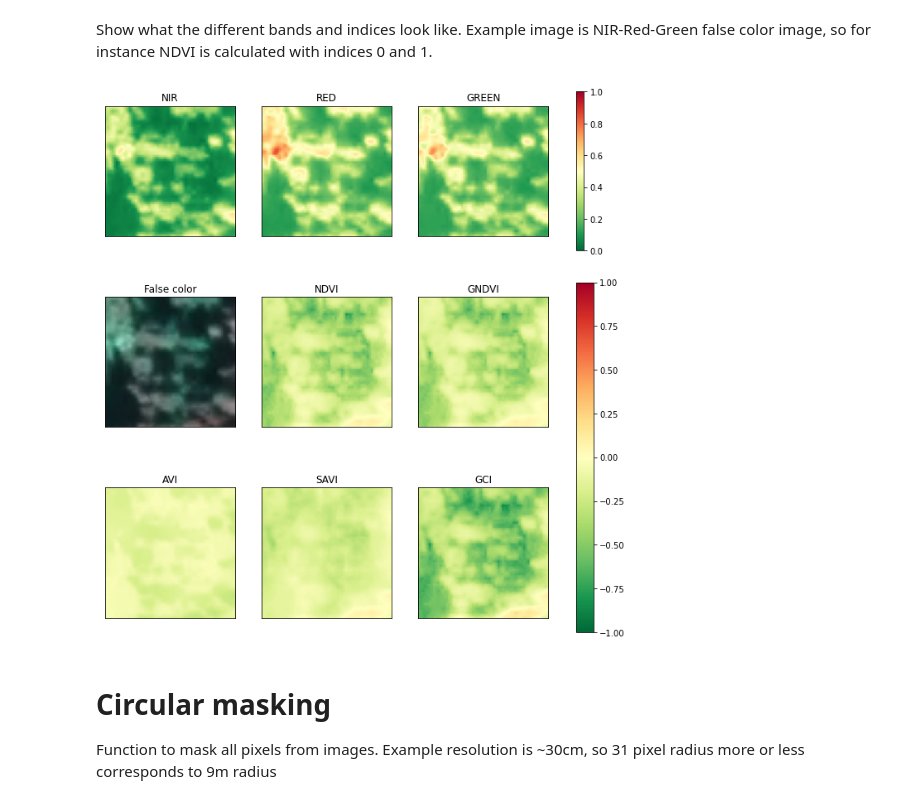
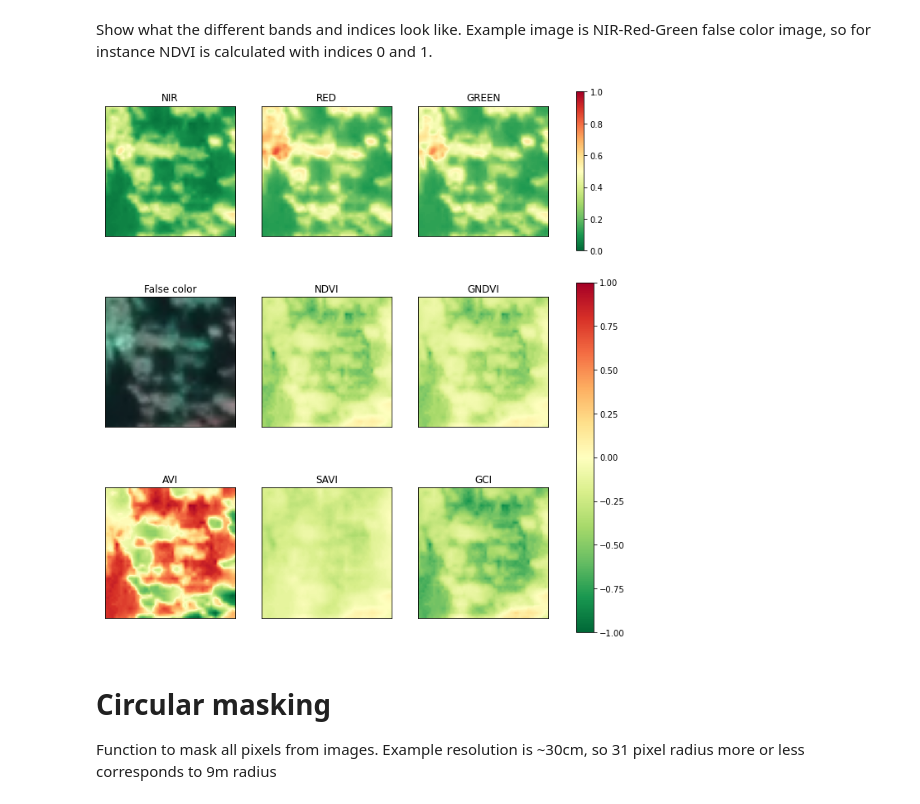
Before and after one commit to mayrajeo/enveco, a Jupyter notebook: nbs/00_data.image.ipynb, the cells around one changed output. Cells and saved outputs as stored; diff of their text form; code cells hidden in the pictures.

```diff
--- a/nbs/00_data.image.ipynb
+++ b/nbs/00_data.image.ipynb
@@ -110,35 +113,36 @@ axs[0,2].set_title('GREEN')
 
 #False color
 axs[1,0].imshow(tiffile.swapaxes(0,2).swapaxes(0,1))
 axs[1,0].set_title('False color')
 
 fig.colorbar(im, ax=axs[0,:].ravel().tolist())
 
 #NDVI
 idx = axs[1,1].imshow(calc_normalized_spectral_index(tiffile, 0, 1), vmin=-1, vmax=1, cmap='RdYlGn_r')
 axs[1,1].set_title('NDVI')
 
 #GNDVI
 axs[1,2].imshow(calc_normalized_spectral_index(tiffile, 0, 2), vmin=-1, vmax=1, cmap='RdYlGn_r')
 axs[1,2].set_title('GNDVI')
 
 #AVI
-axs[2,0].imshow(calc_avi(tiffile, 0, 1), vmin=-1, vmax=1, cmap='RdYlGn_r')
+axs[2,0].imshow(calc_avi(tiffile, 0, 1), #vmin=-1, vmax=1,
+                cmap='RdYlGn_r')
 axs[2,0].set_title('AVI')
 
 #SAVI
 axs[2,1].imshow(calc_savi(tiffile, 0, 1), vmin=-1, vmax=1, cmap='RdYlGn_r')
 axs[2,1].set_title('SAVI')
 
 #GCI
 axs[2,2].imshow(calc_gci(tiffile, 0, 2), vmin=-1, vmax=1, cmap='RdYlGn_r')
 axs[2,2].set_title('GCI')
 
 fig.colorbar(idx, ax=axs[1:,:].ravel().tolist())
 
 plt.show()
 # %% [output]
-[figure, old version]
+[figure, new version]
 # %% [markdown]
 # Circular masking
 
```
Also changed, not shown: parts of 11 cells of this notebook, 10 other files.
